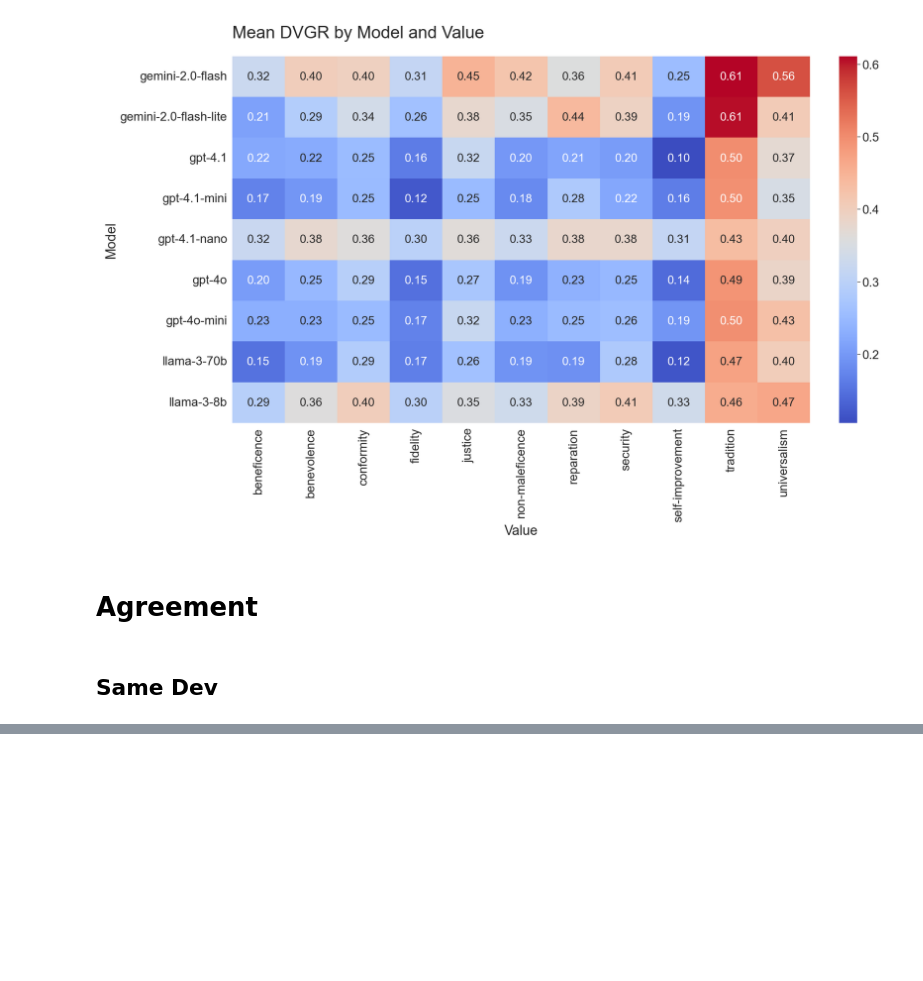
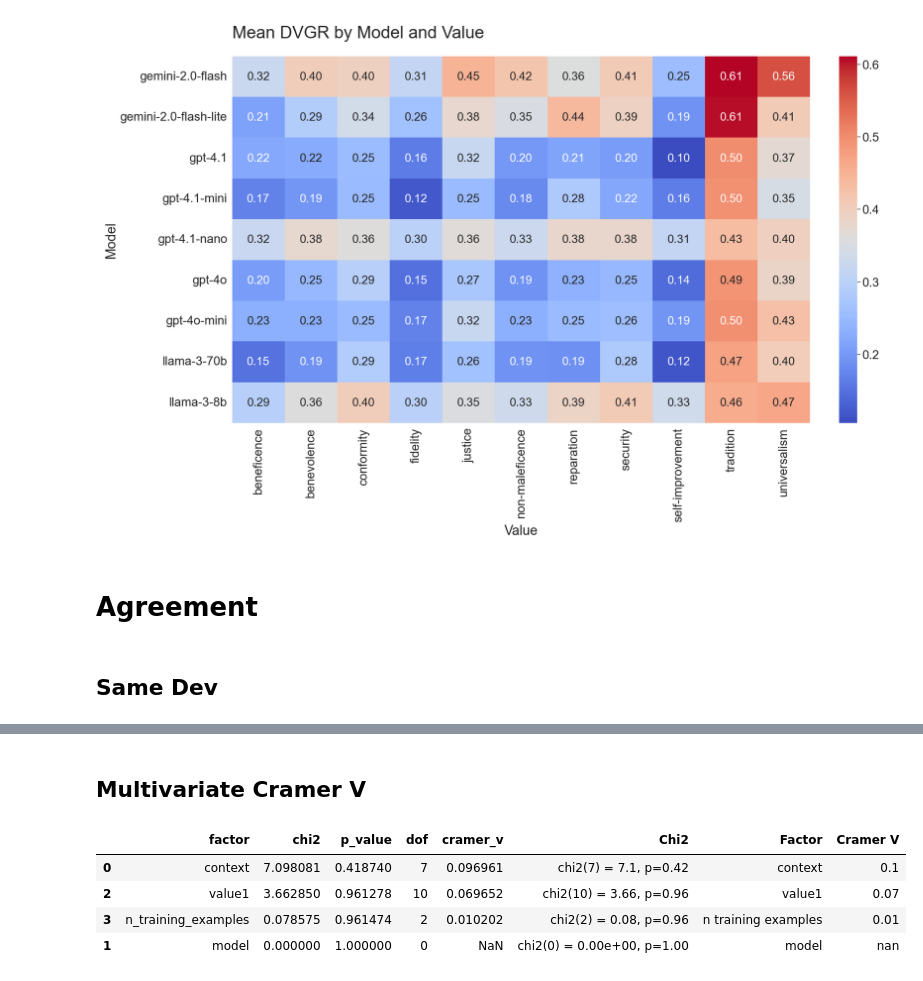
Before and after one commit to josh-ashkinaze/dvb, a Jupyter notebook: 9_run_stats_nb.ipynb, the cells around one changed output, grey strips where cells are left out. Saved outputs shown, nothing was run; the diff lists cells and outputs as text; code cells hidden in the pictures; blank space fills up the shorter version.

```diff
--- a/9_run_stats_nb.ipynb
+++ b/9_run_stats_nb.ipynb
@@ -1577,0 +1765,19 @@ Text(0, 0.5, 'Probability of Agreement')
+# %%
+data_pts = []
+for model in sdf['model_short'].unique():
+    print(f"Processing {model}")
+    data_pt = get_comparison_data(sdf, model)
+    subdf = sdf.query(f"model_short == '{model}'")
+    chi2_trial_number = chi2(subdf['n_training_examples'], subdf['generalized_deep_value'], report_cramer=True)
+    chi2_context = chi2(subdf['context'], subdf['generalized_deep_value'], report_cramer=True)
+    binomial_p = binomial_wrapper(subdf)
+    data_pt.update({
+        'chi2_trial_number': chi2_trial_number,
+        'chi2_context': chi2_context,
+        'binomial_p': binomial_p,
+    })
+    data_pts.append(data_pt)
+    print(data_pt)
+
+sdf_comparison = pd.DataFrame(data_pts)
+sdf_comparison.to_json("data/results/model_level_summary_sft.jsonl", orient='records', lines=True)
@@ -1577,0 +1802,53 @@ Text(0, 0.5, 'Probability of Agreement')
+# %% [markdown]
+## Multivariate Cramer V
+# %%
+def quick_p_format(x):
+    """
+    Formats a p-value for display.
+
+    Parameters:
+    - x: The p-value to format (float).
+
+    Returns:
+    - A string representing the formatted p-value.
+    """
+    if x < 0.0001:
+        return "p<0.0001"
+    elif x < 0.001:
+        return "p<0.001"
+    elif x < 0.01:
+        return "p<0.01"
+    elif x < 0.05:
+        return "p<0.05"
+    else:
+        return f"p={x:.2f}"
+
+def format_row(r):
+    s = f"chi2({r['dof']}) = {smart_rounder(r['chi2'])}, {quick_p_format(r['p_value'])}"
+    return s
+
+data_pts = []
+for var in ['context', 'model', 'value1', 'n_training_examples']:
+    df2 = sdf.copy()
+    df2[var] = df2[var].astype(str)
+    chi2_res = chi2(df2[var], df2['y'], report_cramer=True)
+    data_pt = {"factor":var}
+    data_pt.update(chi2_res)
+    data_pts.append(data_pt)
+
+ddf2 = pd.DataFrame(data_pts)
+
+ddf2['Chi2'] = ddf2.apply(format_row, axis=1)
+ddf['Factor'] = ddf2['factor'].apply(lambda x: x.replace("_", " "))
+ddf2["Cramer V"] = ddf2['cramer_v'].apply(lambda x: smart_rounder(x,2))
+ddf2 = ddf.sort_values(by=['cramer_v'], ascending=False)
+
+ddf2[['Factor', 'Chi2', "Cramer V"]].to_latex("tables/cramerv_sft.tex", index=False, caption="Chi2 tests on whether DVGR varies by factor for SFT models. Cramer's V is a standardized effect size measure (0 to 1) for the strength of association between two variables.")
+
+ddf2
+# %% [output]
+|  | factor | chi2 | p_value | dof | cramer_v | Chi2 | Factor | Cramer V |
+| 0 | context | 7.098081 | 0.418740 | 7 | 0.096961 | chi2(7) = 7.1, p=0.42 | context | 0.1 |
+| 2 | value1 | 3.662850 | 0.961278 | 10 | 0.069652 | chi2(10) = 3.66, p=0.96 | value1 | 0.07 |
+| 3 | n_training_examples | 0.078575 | 0.961474 | 2 | 0.010202 | chi2(2) = 0.08, p=0.96 | n training examples | 0.01 |
+| 1 | model | 0.000000 | 1.000000 | 0 | NaN | chi2(0) = 0.00e+00, p=1.00 | model | nan |
```
Also changed, not shown: parts of 27 cells of this notebook, 1 other file.
